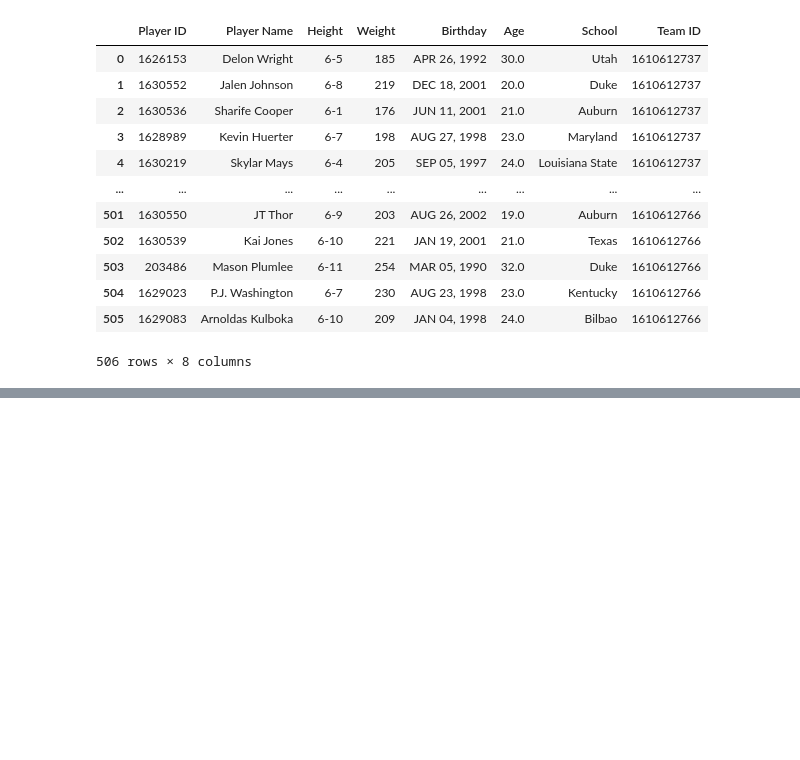
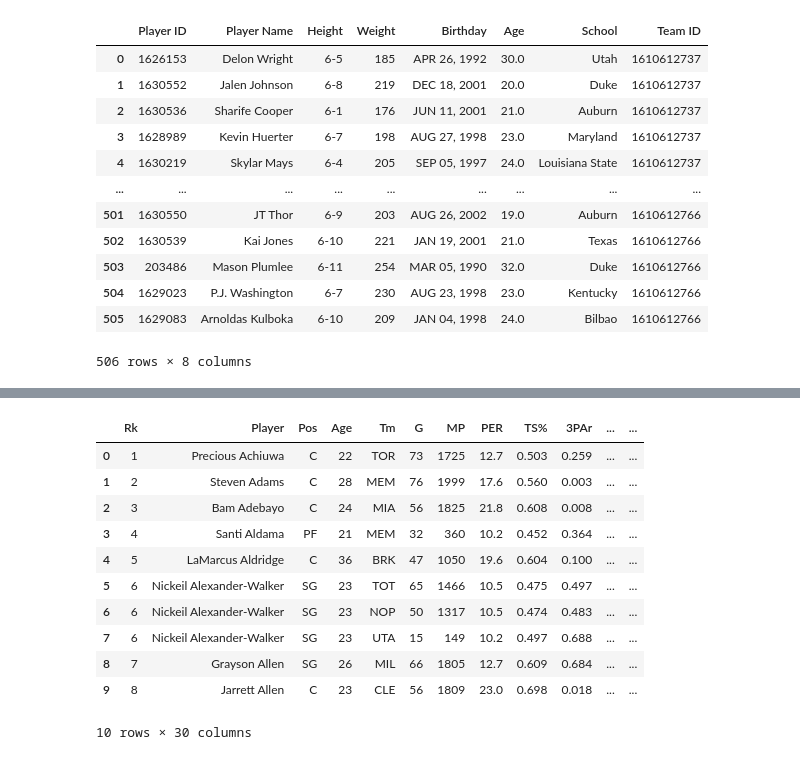
Before and after one commit to meeyoungPH/nba_superlatives, a Jupyter notebook: biometrics/biometrics.ipynb, the cells around one changed output, grey strips where cells are left out. Drawn from its saved outputs; the diff is of its cells as text; code cells hidden in the pictures; blank space fills up the shorter version.

```diff
--- a/biometrics/biometrics.ipynb
+++ b/biometrics/biometrics.ipynb
@@ -196,0 +198,18 @@ teams_players_df.to_csv('output/teams_players_2021_2022.csv', )
+# %%
+# import player stat data
+file = os.path.join('..','salaries','nba_stats.csv')
+stats_df = pd.read_csv(file)
+stats_df.head(10)
+# %% [output]
+|  | Rk | Player | Pos | Age | Tm | G | MP | PER | TS% | 3PAr | ... | ... |
+| 0 | 1 | Precious Achiuwa | C | 22 | TOR | 73 | 1725 | 12.7 | 0.503 | 0.259 | ... | ... |
+| 1 | 2 | Steven Adams | C | 28 | MEM | 76 | 1999 | 17.6 | 0.560 | 0.003 | ... | ... |
+| 2 | 3 | Bam Adebayo | C | 24 | MIA | 56 | 1825 | 21.8 | 0.608 | 0.008 | ... | ... |
+| 3 | 4 | Santi Aldama | PF | 21 | MEM | 32 | 360 | 10.2 | 0.452 | 0.364 | ... | ... |
+| 4 | 5 | LaMarcus Aldridge | C | 36 | BRK | 47 | 1050 | 19.6 | 0.604 | 0.100 | ... | ... |
+| 5 | 6 | Nickeil Alexander-Walker | SG | 23 | TOT | 65 | 1466 | 10.5 | 0.475 | 0.497 | ... | ... |
+| 6 | 6 | Nickeil Alexander-Walker | SG | 23 | NOP | 50 | 1317 | 10.5 | 0.474 | 0.483 | ... | ... |
+| 7 | 6 | Nickeil Alexander-Walker | SG | 23 | UTA | 15 | 149 | 10.2 | 0.497 | 0.688 | ... | ... |
+| 8 | 7 | Grayson Allen | SG | 26 | MIL | 66 | 1805 | 12.7 | 0.609 | 0.684 | ... | ... |
+| 9 | 8 | Jarrett Allen | C | 23 | CLE | 56 | 1809 | 23.0 | 0.698 | 0.018 | ... | ... |
+10 rows × 30 columns
```
Also changed, not shown: parts of 6 cells of this notebook.
